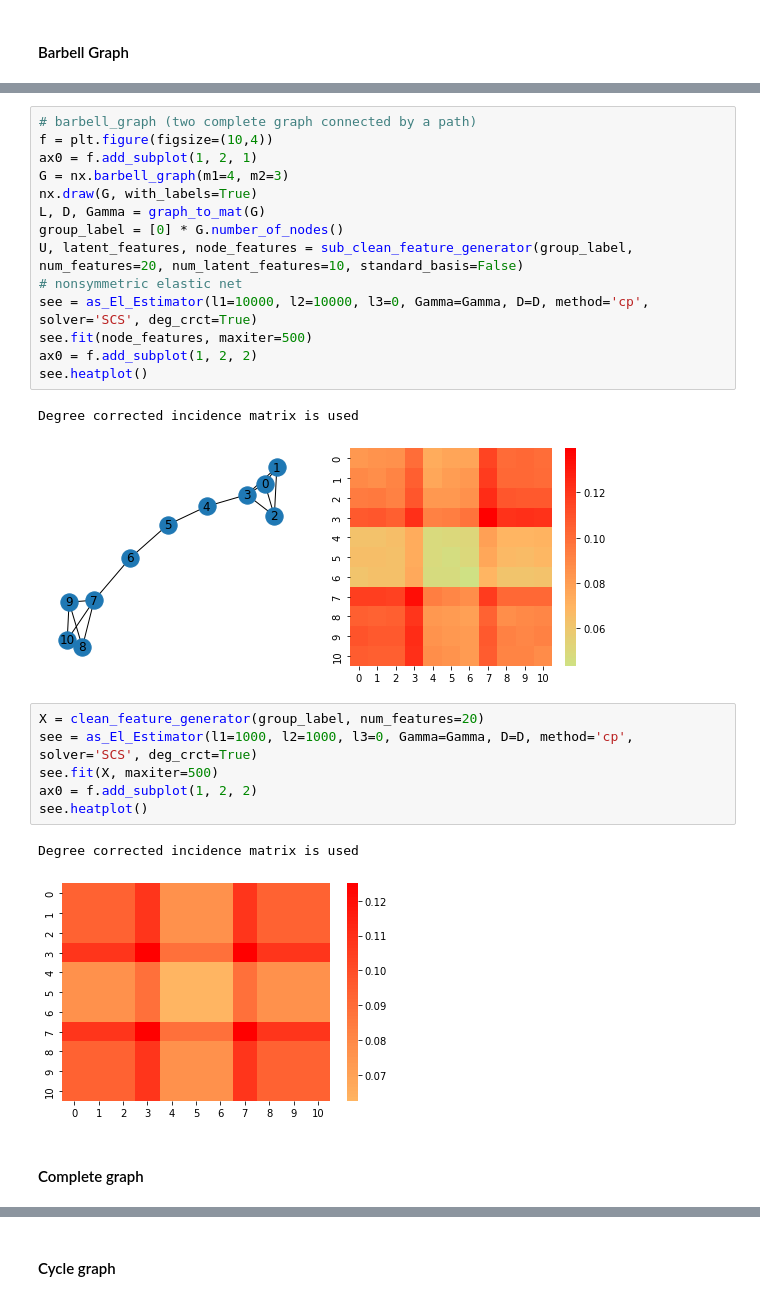
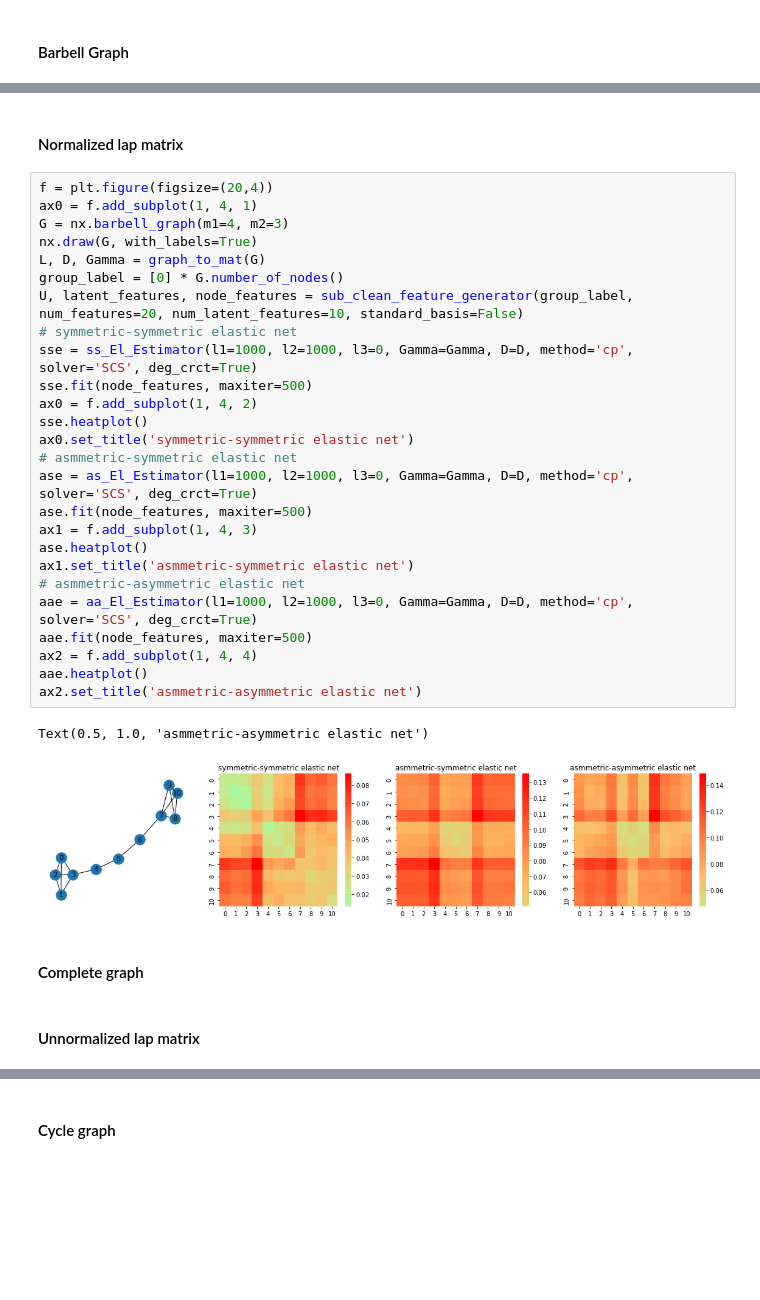
Before and after one commit to ShannaLiu/RSP, a Jupyter notebook: Select_cluster/Experiments/degree_corrected_graph_loss.ipynb, the cells around one changed output, grey strips where cells are left out. Drawn from its saved outputs; the diff is of its cells as text; blank space fills up the shorter version.

```diff
--- a/Select_cluster/Experiments/degree_corrected_graph_loss.ipynb
+++ b/Select_cluster/Experiments/degree_corrected_graph_loss.ipynb
@@ -73,28 +204,35 @@ Degree corrected incidence matrix is used
+# %% [markdown]
+#### Normalized lap matrix
 # %%
-# barbell_graph (two complete graph connected by a path)
-f = plt.figure(figsize=(10,4))
-ax0 = f.add_subplot(1, 2, 1)
+f = plt.figure(figsize=(20,4))
+ax0 = f.add_subplot(1, 4, 1)
 G = nx.barbell_graph(m1=4, m2=3)
 nx.draw(G, with_labels=True)
 L, D, Gamma = graph_to_mat(G)
 group_label = [0] * G.number_of_nodes()
 U, latent_features, node_features = sub_clean_feature_generator(group_label, num_features=20, num_latent_features=10, standard_basis=False)
-# nonsymmetric elastic net
-see = as_El_Estimator(l1=10000, l2=10000, l3=0, Gamma=Gamma, D=D, method='cp', solver='SCS', deg_crct=True)
-see.fit(node_features, maxiter=500)
-ax0 = f.add_subplot(1, 2, 2)
-see.heatplot()
+# symmetric-symmetric elastic net
+sse = ss_El_Estimator(l1=1000, l2=1000, l3=0, Gamma=Gamma, D=D, method='cp', solver='SCS', deg_crct=True)
+sse.fit(node_features, maxiter=500)
+ax0 = f.add_subplot(1, 4, 2)
+sse.heatplot()
+ax0.set_title('symmetric-symmetric elastic net')
+# asmmetric-symmetric elastic net
+ase = as_El_Estimator(l1=1000, l2=1000, l3=0, Gamma=Gamma, D=D, method='cp', solver='SCS', deg_crct=True)
+ase.fit(node_features, maxiter=500)
+ax1 = f.add_subplot(1, 4, 3)
+ase.heatplot()
+ax1.set_title('asmmetric-symmetric elastic net')
+# asmmetric-asymmetric elastic net
+aae = aa_El_Estimator(l1=1000, l2=1000, l3=0, Gamma=Gamma, D=D, method='cp', solver='SCS', deg_crct=True)
+aae.fit(node_features, maxiter=500)
+ax2 = f.add_subplot(1, 4, 4)
+aae.heatplot()
+ax2.set_title('asmmetric-asymmetric elastic net')
 # %% [output]
-Degree corrected incidence matrix is used
+Text(0.5, 1.0, 'asmmetric-asymmetric elastic net')
-[figure, old version]
+[figure, new version]
-# %%
-X = clean_feature_generator(group_label, num_features=20)
-see = as_El_Estimator(l1=1000, l2=1000, l3=0, Gamma=Gamma, D=D, method='cp', solver='SCS', deg_crct=True)
-see.fit(X, maxiter=500)
-ax0 = f.add_subplot(1, 2, 2)
-see.heatplot()
-# %% [output]
-Degree corrected incidence matrix is used
-[figure, removed]
 # %% [markdown]
 #### Complete graph
+# %% [markdown]
+#### Unnormalized lap matrix
```
Also changed, not shown: parts of 44 cells of this notebook, 10 other files.
